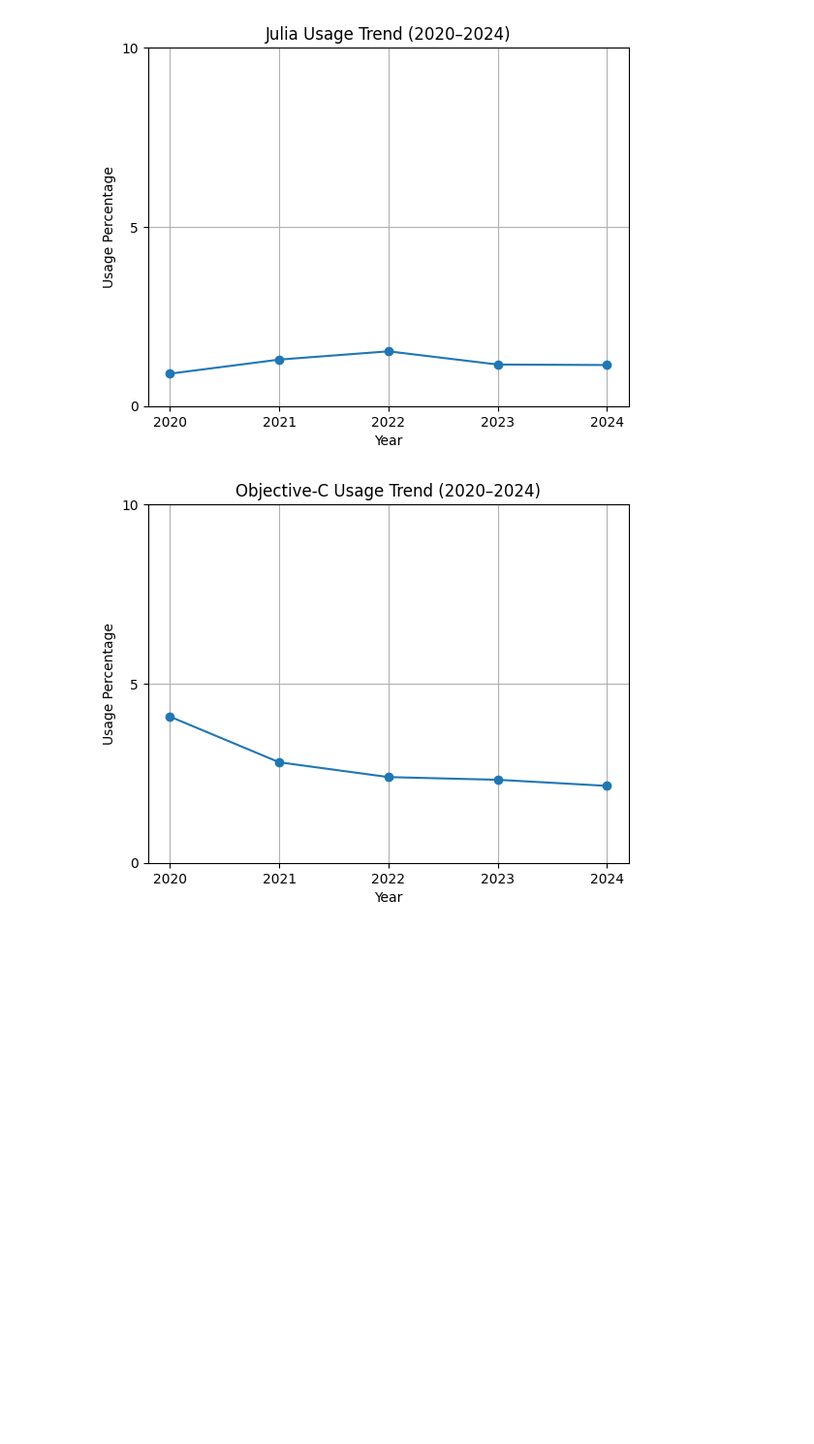
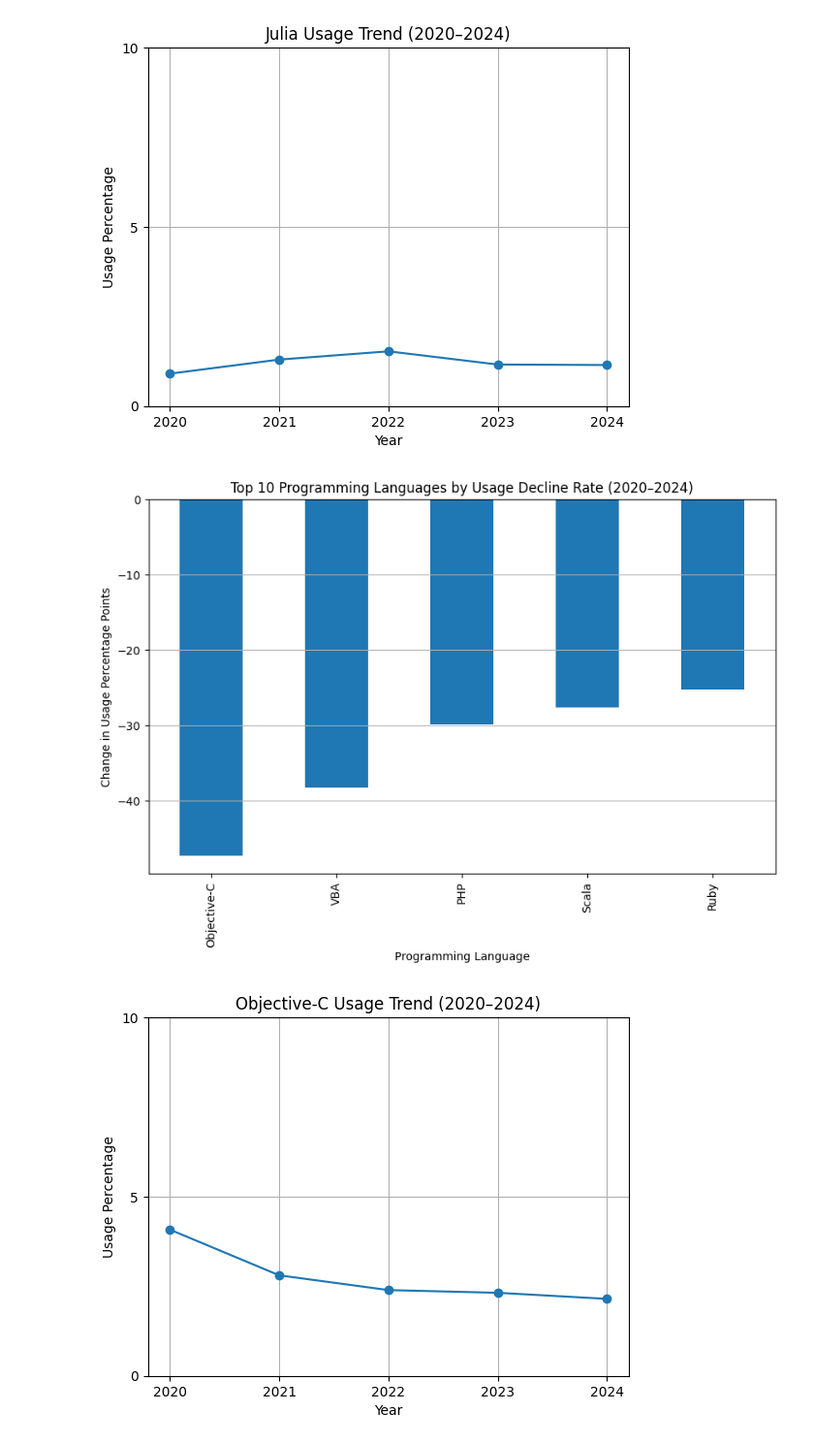
Before and after one commit to devinlin89/SO-language-trends-2020-2024, a Jupyter notebook: notebooks/analysis.ipynb, the cells around one changed output. Shown at 97% size. Cells and saved outputs as stored; diff of their text form; code cells hidden in the pictures; blank space fills up the shorter version.

```diff
--- a/notebooks/analysis.ipynb
+++ b/notebooks/analysis.ipynb
@@ -207,6 +223,16 @@ for language in top_5_languages_by_relative_growth.index:
 [figure]
 [figure]
 [figure]
+# %%
+plt.figure(figsize=(10, 6))
+top_5_languages_by_relative_decline["Growth Rate"].plot(kind="bar")
+plt.title("Top 10 Programming Languages by Usage Decline Rate (2020–2024)")
+plt.ylabel("Change in Usage Percentage Points")
+plt.xlabel("Programming Language")
+plt.grid(axis="y")
+plt.show()
+# %% [output]
+[figure, added]
 # %%
 for language in top_5_languages_by_relative_decline.index:
     plot_language_trend(language)
```
Also changed, not shown: parts of 4 cells of this notebook.
